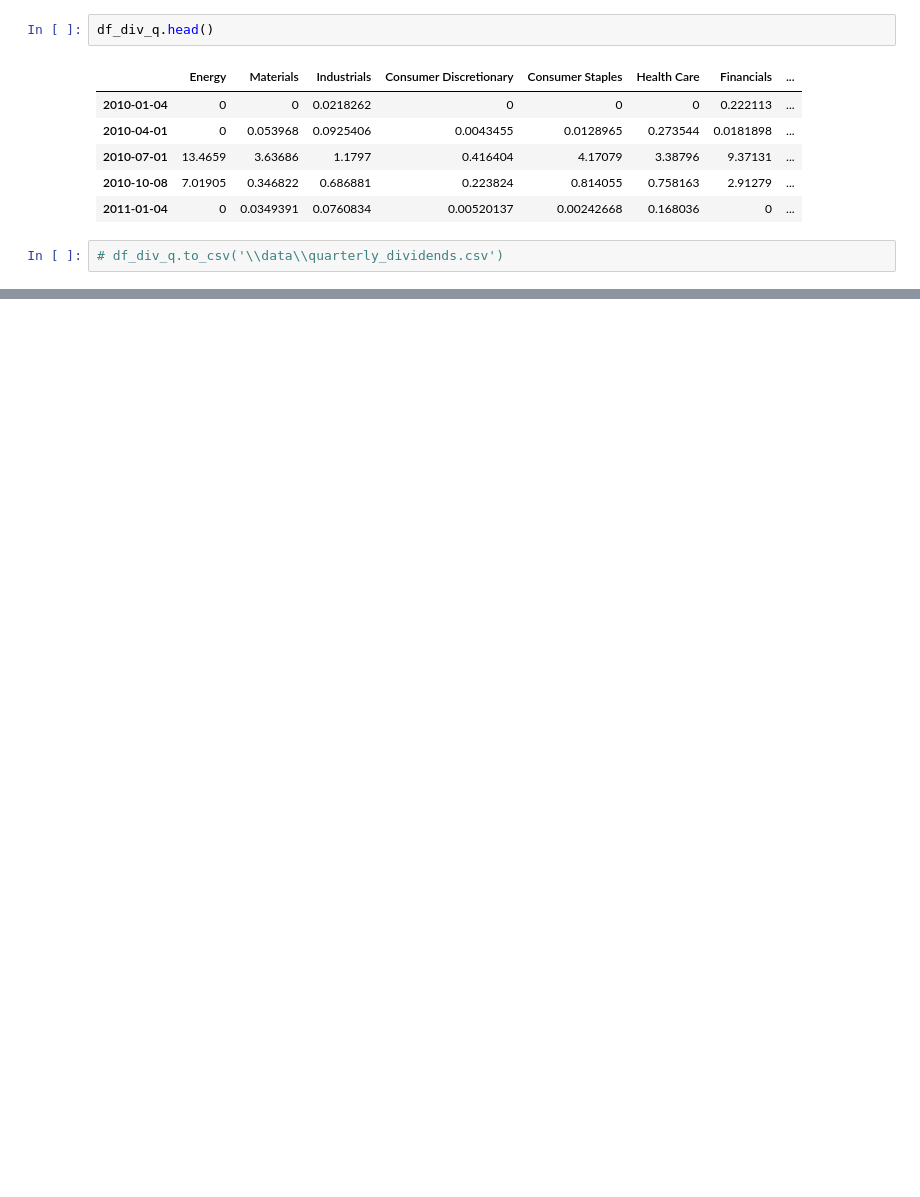
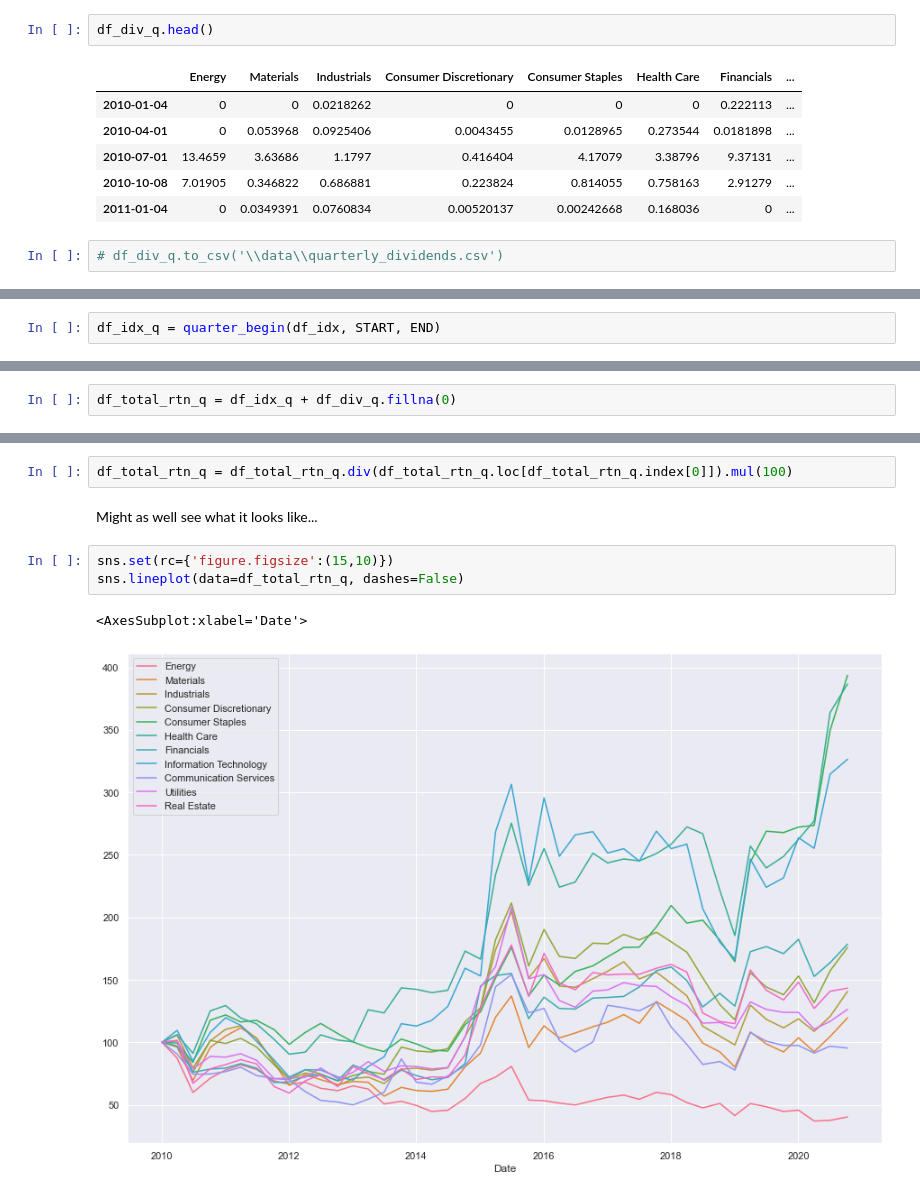
Before and after one commit to percy-xu/cicc, a Jupyter notebook: Industry Momentum + CAPE/data_preprocessing.ipynb, the cells around one changed output, grey strips where cells are left out. Drawn from its saved outputs; the diff is of its cells as text; blank space fills up the shorter version.

Commit message:
added total return series

```diff
--- a/Industry Momentum + CAPE/data_preprocessing.ipynb
+++ b/Industry Momentum + CAPE/data_preprocessing.ipynb
@@ -117,0 +123,2 @@ df_div_q.head()
+# %%
+df_idx_q = quarter_begin(df_idx, START, END)
@@ -117,0 +139,2 @@ df_div_q.head()
+# %%
+df_total_rtn_q = df_idx_q + df_div_q.fillna(0)
@@ -117,0 +151,10 @@ df_div_q.head()
+# %%
+df_total_rtn_q = df_total_rtn_q.div(df_total_rtn_q.loc[df_total_rtn_q.index[0]]).mul(100)
+# %% [markdown]
+Might as well see what it looks like...
+# %%
+sns.set(rc={'figure.figsize':(15,10)})
+sns.lineplot(data=df_total_rtn_q, dashes=False)
+# %% [output]
+<AxesSubplot:xlabel='Date'>
+[figure, added]
```
Also changed, not shown: parts of 10 cells of this notebook.
